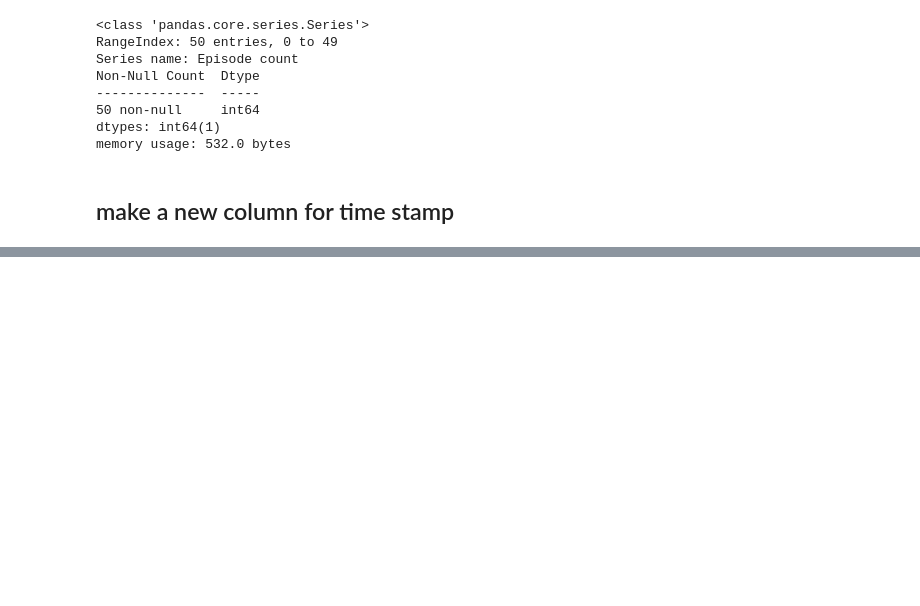
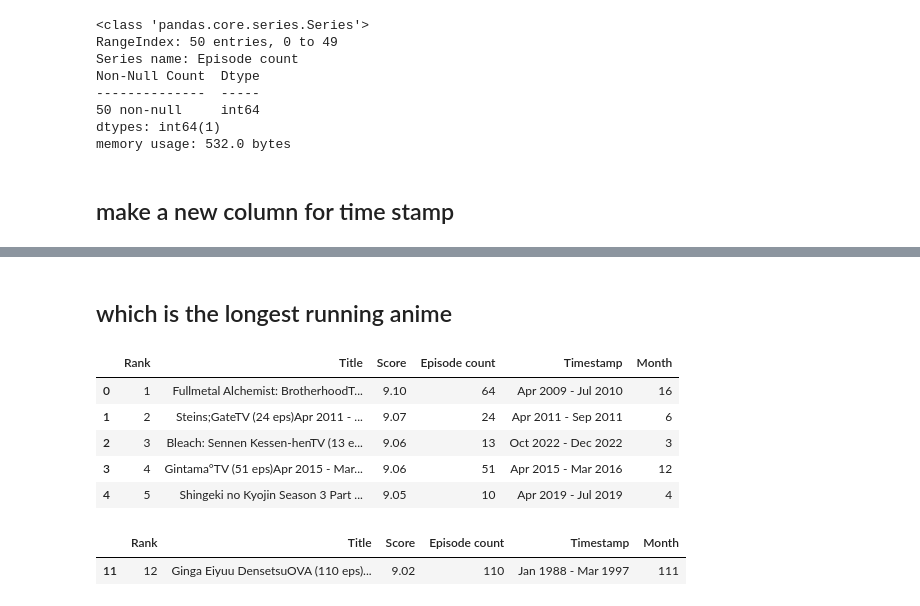
Before and after one commit to SwarajMohite/DM-ML, a Jupyter notebook: Anime-Feature-Extraction/Anime.ipynb, the cells around one changed output, grey strips where cells are left out. Cells and saved outputs as stored; diff of their text form; code cells hidden in the pictures; blank space fills up the shorter version.

```diff
--- a/Anime-Feature-Extraction/Anime.ipynb
+++ b/Anime-Feature-Extraction/Anime.ipynb
@@ -111,3 +111,19 @@ dtypes: int64(1)
 memory usage: 532.0 bytes
 # %% [markdown]
 ## make a new column for time stamp
+# %%
+def timestamp(title):
+    count = 0
+    flag = False
+    timestamp = ""
+    for j in range(21):
+        for i in title:
+            if flag == True:
+                timestamp += i
+                count += 1
+            if i == ")":
+                flag = True
+            if count >= 19 :
+                return timestamp
+
+df['Timestamp'] = df['Title'].apply(timestamp)
@@ -113,0 +178,32 @@ memory usage: 532.0 bytes
+# %% [markdown]
+## which is the longest running anime
+# %%
+from datetime import datetime
+
+def month(Timestamp):
+    start = ""
+    end = ""
+    start, end = Timestamp.split(" - ")
+    start_date = datetime.strptime(start, '%b %Y')
+    end_date = datetime.strptime(end, '%b %Y')
+
+    total = (end_date.year - start_date.year) * 12 + (end_date.month - start_date.month) + 1
+
+    return total
+
+df['Month'] = df['Timestamp'].apply(month)
+
+df.head()
+# %% [output]
+|  | Rank | Title | Score | Episode count | Timestamp | Month |
+| 0 | 1 | Fullmetal Alchemist: BrotherhoodT... | 9.10 | 64 | Apr 2009 - Jul 2010 | 16 |
+| 1 | 2 | Steins;GateTV (24 eps)Apr 2011 - ... | 9.07 | 24 | Apr 2011 - Sep 2011 | 6 |
+| 2 | 3 | Bleach: Sennen Kessen-henTV (13 e... | 9.06 | 13 | Oct 2022 - Dec 2022 | 3 |
+| 3 | 4 | Gintama°TV (51 eps)Apr 2015 - Mar... | 9.06 | 51 | Apr 2015 - Mar 2016 | 12 |
+| 4 | 5 | Shingeki no Kyojin Season 3 Part ... | 9.05 | 10 | Apr 2019 - Jul 2019 | 4 |
+# %%
+long_run_anime = df[df['Month'] == df['Month'].max()]
+long_run_anime
+# %% [output]
+|  | Rank | Title | Score | Episode count | Timestamp | Month |
+| 11 | 12 | Ginga Eiyuu DensetsuOVA (110 eps)... | 9.02 | 110 | Jan 1988 - Mar 1997 | 111 |
```
Also changed, not shown: parts of 10 cells of this notebook.
